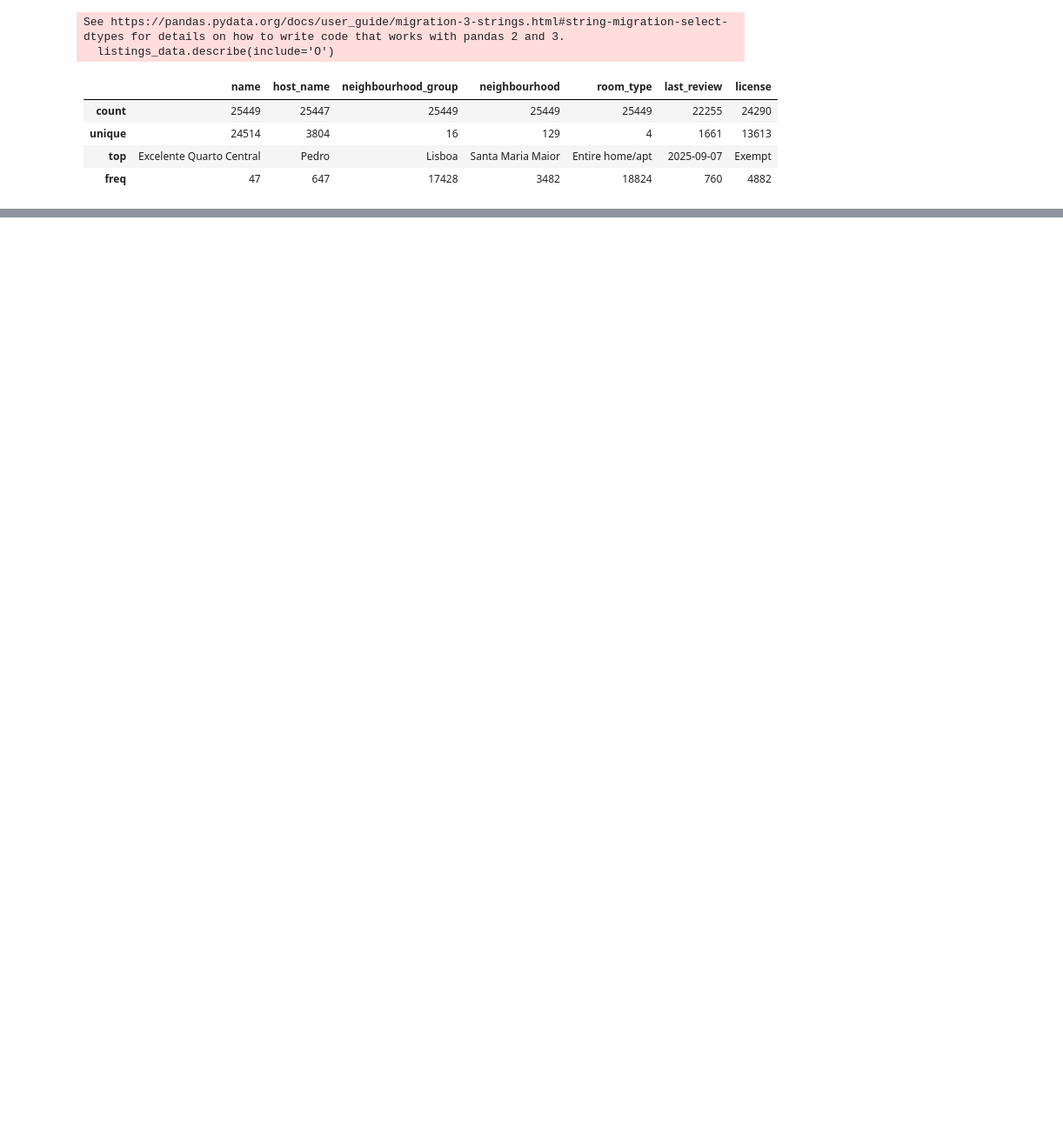
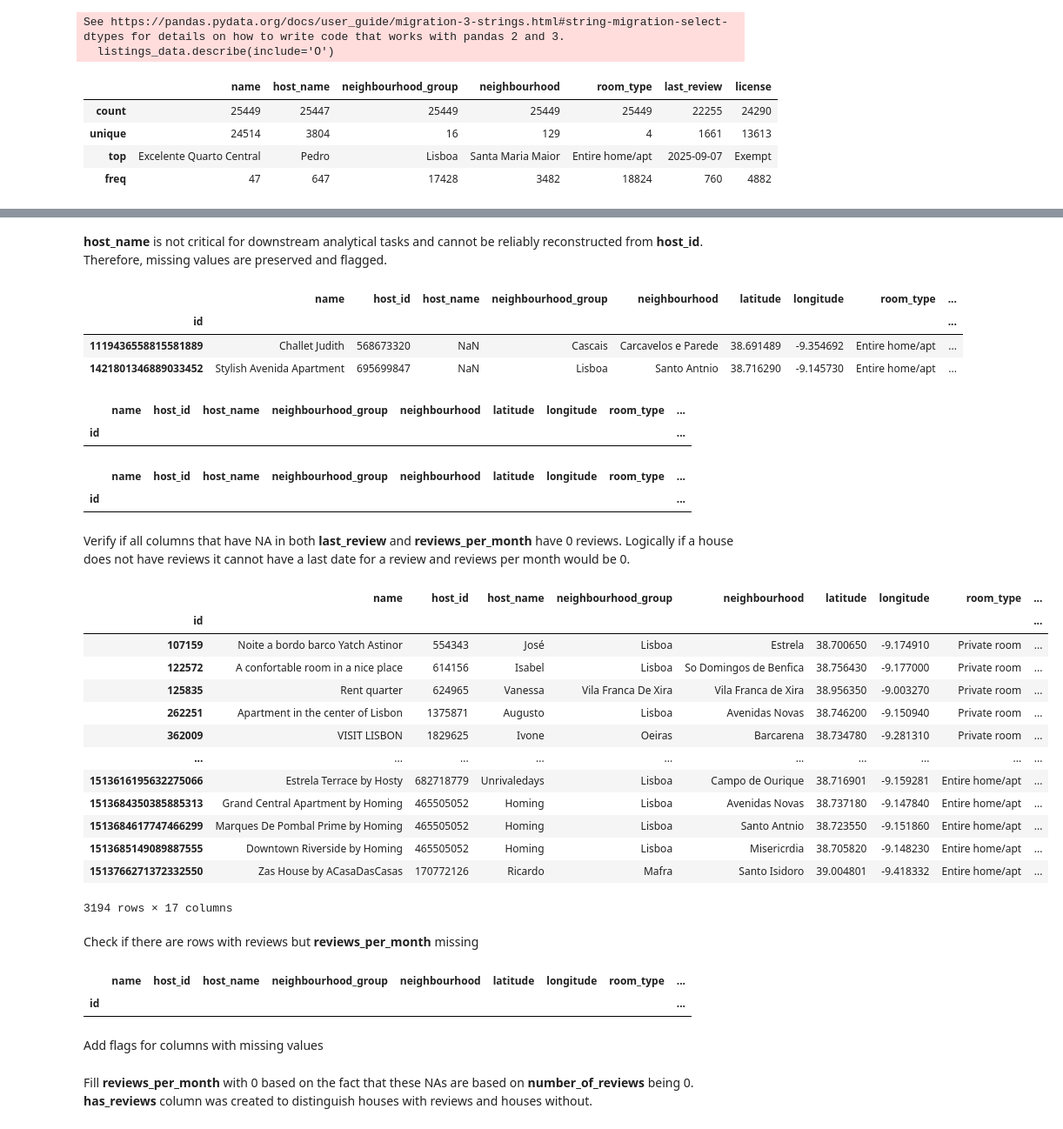
Before and after one commit to EltonSilva97/Lisbon-Housing-Market-, a Jupyter notebook: Data Cleaning/Data_cleaning.ipynb, the cells around one changed output, grey strips where cells are left out. Shown at 87% size. Cells and saved outputs as stored; diff of their text form; code cells hidden in the pictures; blank space fills up the shorter version.

```diff
--- a/Data Cleaning/Data_cleaning.ipynb
+++ b/Data Cleaning/Data_cleaning.ipynb
@@ -77,0 +98,3 @@ See https://pandas.pydata.org/docs/user_guide/migration-3-strings.html#string-mi
+# %%
+listings_data["last_review"] = pd.to_datetime(listings_data["last_review"], errors='coerce')
+listings_data["host_id"] = listings_data["host_id"].map(str)
@@ -77,0 +165,53 @@ See https://pandas.pydata.org/docs/user_guide/migration-3-strings.html#string-mi
+# %% [markdown]
+**host_name** is not critical for downstream analytical tasks and cannot be reliably reconstructed from **host_id**. Therefore, missing values are preserved and flagged.
+# %%
+listings_data[(listings_data['host_name'].isna())]
+# %% [output]
+|  | name | host_id | host_name | neighbourhood_group | neighbourhood | latitude | longitude | room_type | ... |
+| id |  |  |  |  |  |  |  |  | ... |
+| 1119436558815581889 | Challet Judith | 568673320 | NaN | Cascais | Carcavelos e Parede | 38.691489 | -9.354692 | Entire home/apt | ... |
+| 1421801346889033452 | Stylish Avenida Apartment | 695699847 | NaN | Lisboa | Santo Antnio | 38.716290 | -9.145730 | Entire home/apt | ... |
+# %%
+listings_data[(listings_data['host_id'] == 568673320)]
+# %% [output]
+|  | name | host_id | host_name | neighbourhood_group | neighbourhood | latitude | longitude | room_type | ... |
+| id |  |  |  |  |  |  |  |  | ... |
+# %%
+listings_data[(listings_data['host_id'] == 695699847)]
+# %% [output]
+|  | name | host_id | host_name | neighbourhood_group | neighbourhood | latitude | longitude | room_type | ... |
+| id |  |  |  |  |  |  |  |  | ... |
+# %% [markdown]
+Verify if all columns that have NA in both **last_review** and **reviews_per_month** have 0 reviews. Logically if a house does not have reviews it cannot have a last date for a review and reviews per month would be 0.
+# %%
+listings_data[(listings_data['last_review'].isna()) & (listings_data['reviews_per_month'].isna()) & (listings_data['number_of_reviews'] == 0)]
+# %% [output]
+|  | name | host_id | host_name | neighbourhood_group | neighbourhood | latitude | longitude | room_type | ... |
+| id |  |  |  |  |  |  |  |  | ... |
+| 107159 | Noite a bordo barco Yatch Astinor | 554343 | José | Lisboa | Estrela | 38.700650 | -9.174910 | Private room | ... |
+| 122572 | A confortable room in a nice place | 614156 | Isabel | Lisboa | So Domingos de Benfica | 38.756430 | -9.177000 | Private room | ... |
+| 125835 | Rent quarter | 624965 | Vanessa | Vila Franca De Xira | Vila Franca de Xira | 38.956350 | -9.003270 | Private room | ... |
+| 262251 | Apartment in the center of Lisbon | 1375871 | Augusto | Lisboa | Avenidas Novas | 38.746200 | -9.150940 | Private room | ... |
+| 362009 | VISIT LISBON | 1829625 | Ivone | Oeiras | Barcarena | 38.734780 | -9.281310 | Private room | ... |
+| ... | ... | ... | ... | ... | ... | ... | ... | ... | ... |
+| 1513616195632275066 | Estrela Terrace by Hosty | 682718779 | Unrivaledays | Lisboa | Campo de Ourique | 38.716901 | -9.159281 | Entire home/apt | ... |
+| 1513684350385885313 | Grand Central Apartment by Homing | 465505052 | Homing | Lisboa | Avenidas Novas | 38.737180 | -9.147840 | Entire home/apt | ... |
+| 1513684617747466299 | Marques De Pombal Prime by Homing | 465505052 | Homing | Lisboa | Santo Antnio | 38.723550 | -9.151860 | Entire home/apt | ... |
+| 1513685149089887555 | Downtown Riverside by Homing | 465505052 | Homing | Lisboa | Misericrdia | 38.705820 | -9.148230 | Entire home/apt | ... |
+| 1513766271372332550 | Zas House by ACasaDasCasas | 170772126 | Ricardo | Mafra | Santo Isidoro | 39.004801 | -9.418332 | Entire home/apt | ... |
+3194 rows × 17 columns
+# %% [markdown]
+Check if there are rows with reviews but **reviews_per_month** missing
+# %%
+# Expected: 0 rows
+invalid_reviews_missing = listings_data[
+    listings_data['reviews_per_month'].isna() &
+    (listings_data['number_of_reviews'] != 0)
+]
+
+invalid_reviews_missing
+# %% [output]
+|  | name | host_id | host_name | neighbourhood_group | neighbourhood | latitude | longitude | room_type | ... |
+| id |  |  |  |  |  |  |  |  | ... |
+# %% [markdown]
+Add flags for columns with missing values
@@ -77,0 +221,2 @@ See https://pandas.pydata.org/docs/user_guide/migration-3-strings.html#string-mi
+# %% [markdown]
+Fill **reviews_per_month** with 0 based on the fact that these NAs are based on **number_of_reviews** being 0. **has_reviews** column was created to distinguish houses with reviews and houses without.
```
Also changed, not shown: parts of 28 cells of this notebook, 36 other files.
